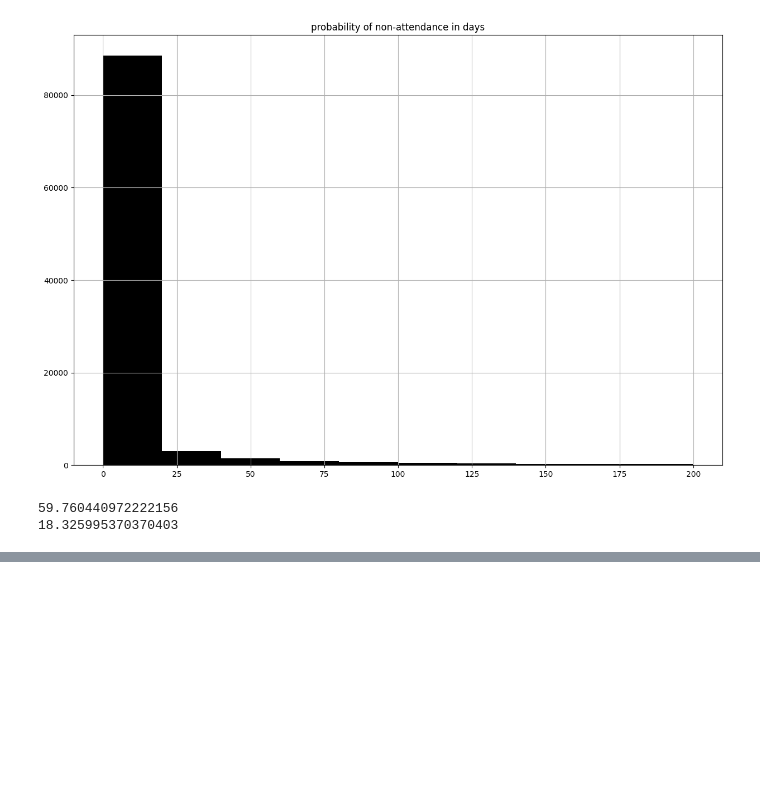
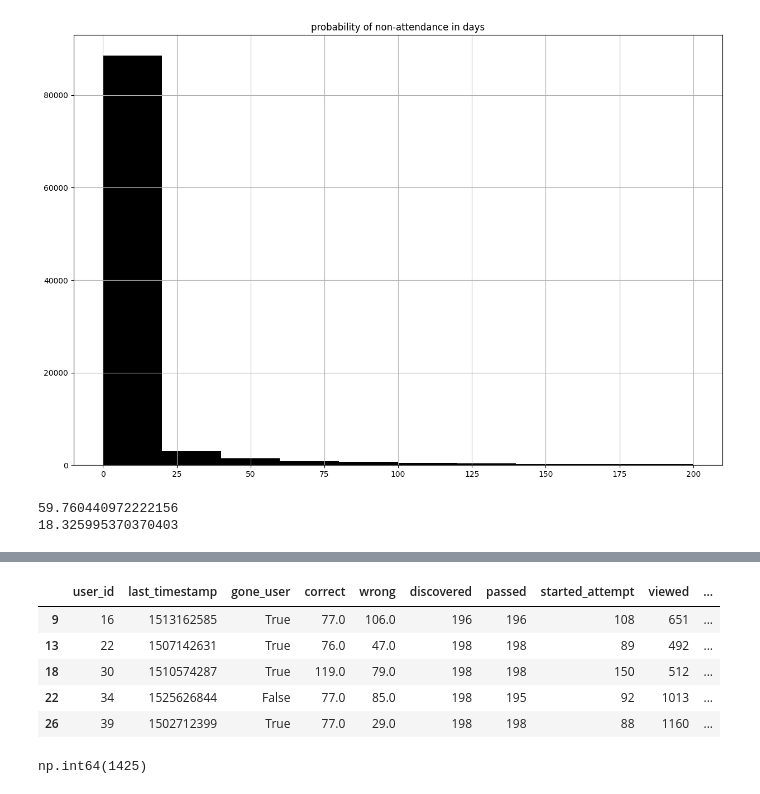
Before and after one commit to churkenberg/stepik_ml_contest, a Jupyter notebook: preprocessing_eda.ipynb, the cells around one changed output, grey strips where cells are left out. Drawn from its saved outputs; the diff is of its cells as text; code cells hidden in the pictures; blank space fills up the shorter version.

```diff
--- a/preprocessing_eda.ipynb
+++ b/preprocessing_eda.ipynb
@@ -284,0 +360,13 @@ Name: 1046, dtype: object
+# %%
+user_data[user_data['graduated']==True].head()
+# %% [output]
+|  | user_id | last_timestamp | gone_user | correct | wrong | discovered | passed | started_attempt | viewed | ... |
+| 9 | 16 | 1513162585 | True | 77.0 | 106.0 | 196 | 196 | 108 | 651 | ... |
+| 13 | 22 | 1507142631 | True | 76.0 | 47.0 | 198 | 198 | 89 | 492 | ... |
+| 18 | 30 | 1510574287 | True | 119.0 | 79.0 | 198 | 198 | 150 | 512 | ... |
+| 22 | 34 | 1525626844 | False | 77.0 | 85.0 | 198 | 195 | 92 | 1013 | ... |
+| 26 | 39 | 1502712399 | True | 77.0 | 29.0 | 198 | 198 | 88 | 1160 | ... |
+# %%
+user_data['graduated'].sum()
+# %% [output]
+np.int64(1425)
```
Also changed, not shown: parts of 33 cells of this notebook, 1 other file.
